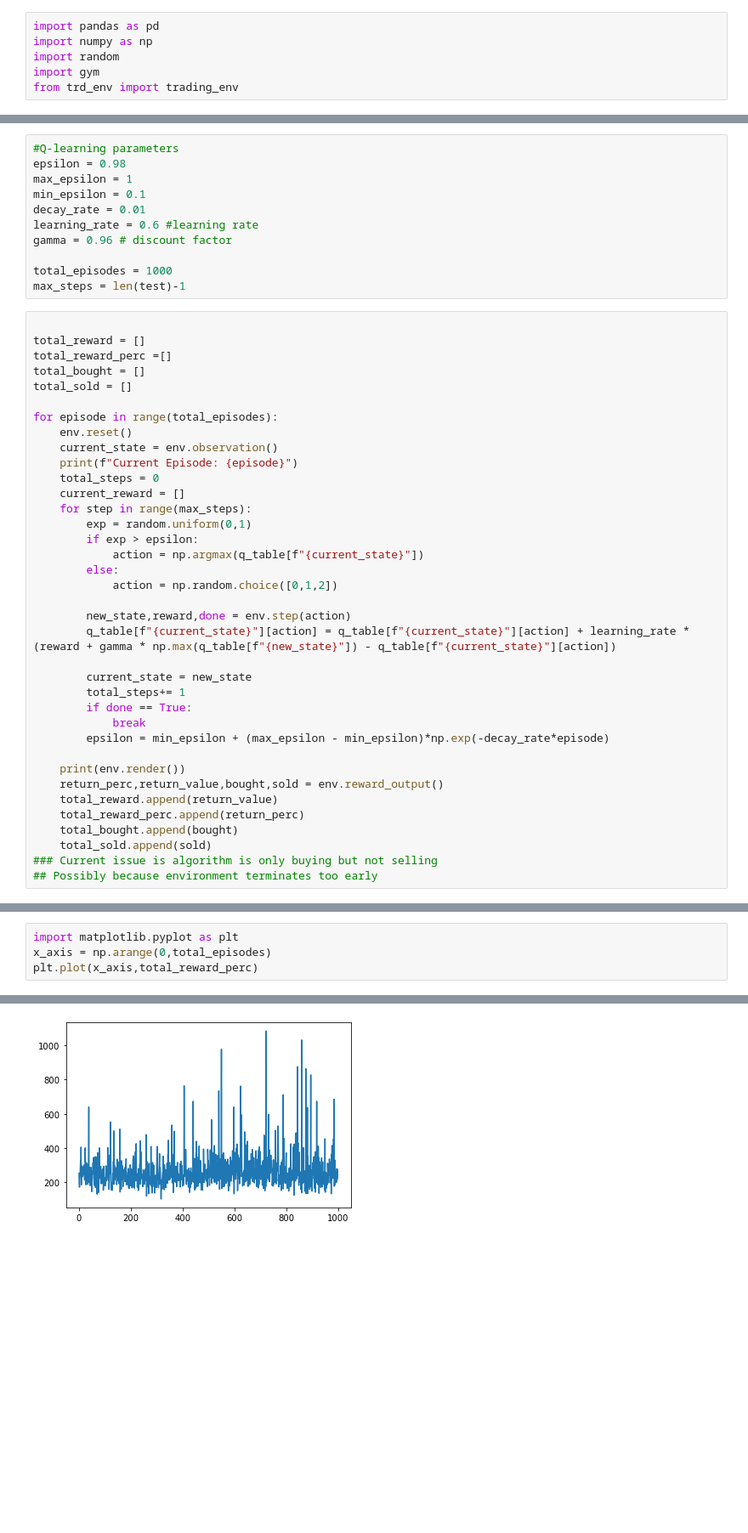
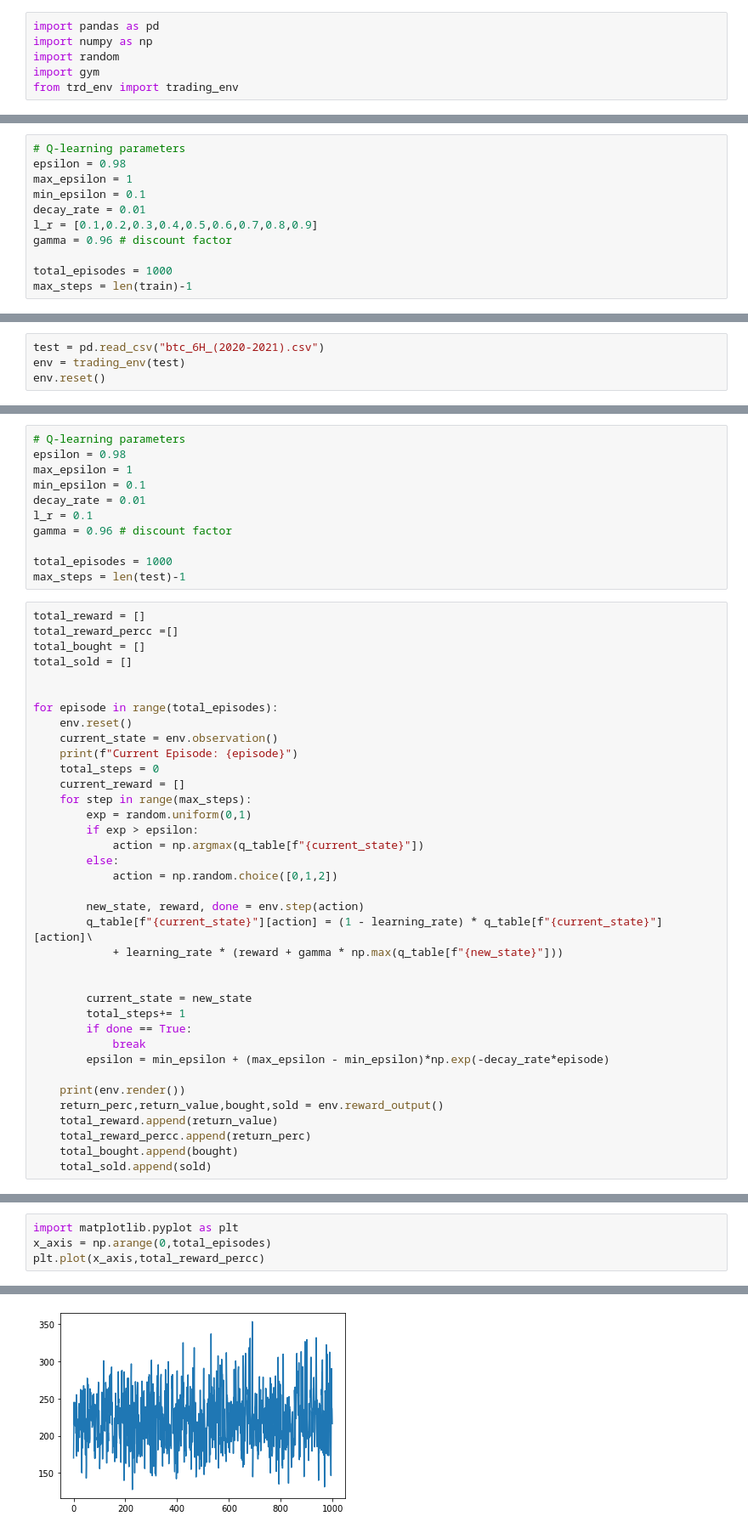
Before and after one commit to EyalT-H/DRL-Coursework, a Jupyter notebook: Completed/Task 2(Q-Learning).ipynb, the cells around one changed output, grey strips where cells are left out. Shown at 85% size. Cells and saved outputs as stored; diff of their text form; blank space fills up the shorter version.

```diff
--- a/Completed/Task 2(Q-Learning).ipynb
+++ b/Completed/Task 2(Q-Learning).ipynb
@@ -12,0 +31,11 @@ array([0.45, 0.5 , 0.  , 0.5 ])
+# %%
+# Q-learning parameters
+epsilon = 0.98
+max_epsilon = 1
+min_epsilon = 0.1
+decay_rate = 0.01
+l_r = [0.1,0.2,0.3,0.4,0.5,0.6,0.7,0.8,0.9]
+gamma = 0.96 # discount factor
+
+total_episodes = 1000
+max_steps = len(train)-1
@@ -12,0 +107,4 @@ array([0.45, 0.5 , 0.  , 0.5 ])
+# %%
+test = pd.read_csv("btc_6H_(2020-2021).csv")
+env = trading_env(test)
+env.reset()
@@ -24,20 +130,20 @@ for i in obs_state:
 # %%
-#Q-learning parameters
+# Q-learning parameters
 epsilon = 0.98
 max_epsilon = 1
 min_epsilon = 0.1
 decay_rate = 0.01
-learning_rate = 0.6 #learning rate
+l_r = 0.1
 gamma = 0.96 # discount factor
 
 total_episodes = 1000
 max_steps = len(test)-1
 # %%
-
 total_reward = []
-total_reward_perc =[]
+total_reward_percc =[]
 total_bought = []
 total_sold = []
+
 
 for episode in range(total_episodes):
     env.reset()
@@ -52,8 +158,10 @@ for episode in range(total_episodes):
         else:
             action = np.random.choice([0,1,2])
 
-        new_state,reward,done = env.step(action)
-        q_table[f"{current_state}"][action] = q_table[f"{current_state}"][action] + learning_rate * (reward + gamma * np.max(q_table[f"{new_state}"]) - q_table[f"{current_state}"][action])
+        new_state, reward, done = env.step(action)
+        q_table[f"{current_state}"][action] = (1 - learning_rate) * q_table[f"{current_state}"][action]\
+            + learning_rate * (reward + gamma * np.max(q_table[f"{new_state}"]))
+
 
         current_state = new_state
         total_steps+= 1
@@ -64,10 +172,8 @@ for episode in range(total_episodes):
     print(env.render())
     return_perc,return_value,bought,sold = env.reward_output()
     total_reward.append(return_value)
-    total_reward_perc.append(return_perc)
+    total_reward_percc.append(return_perc)
     total_bought.append(bought)
     total_sold.append(sold)
-### Current issue is algorithm is only buying but not selling
-## Possibly because environment terminates too early
 # %% [output]
 Current Episode: 0
@@ -110,7 +196,7 @@ q_table
 # %%
 import matplotlib.pyplot as plt
 x_axis = np.arange(0,total_episodes)
-plt.plot(x_axis,total_reward_perc)
+plt.plot(x_axis,total_reward_percc)
 # %% [output]
 [<matplotlib.lines.Line2D at 0x...>]
-[figure, old version]
+[figure, new version]
```
Also changed, not shown: parts of 19 cells of this notebook.
